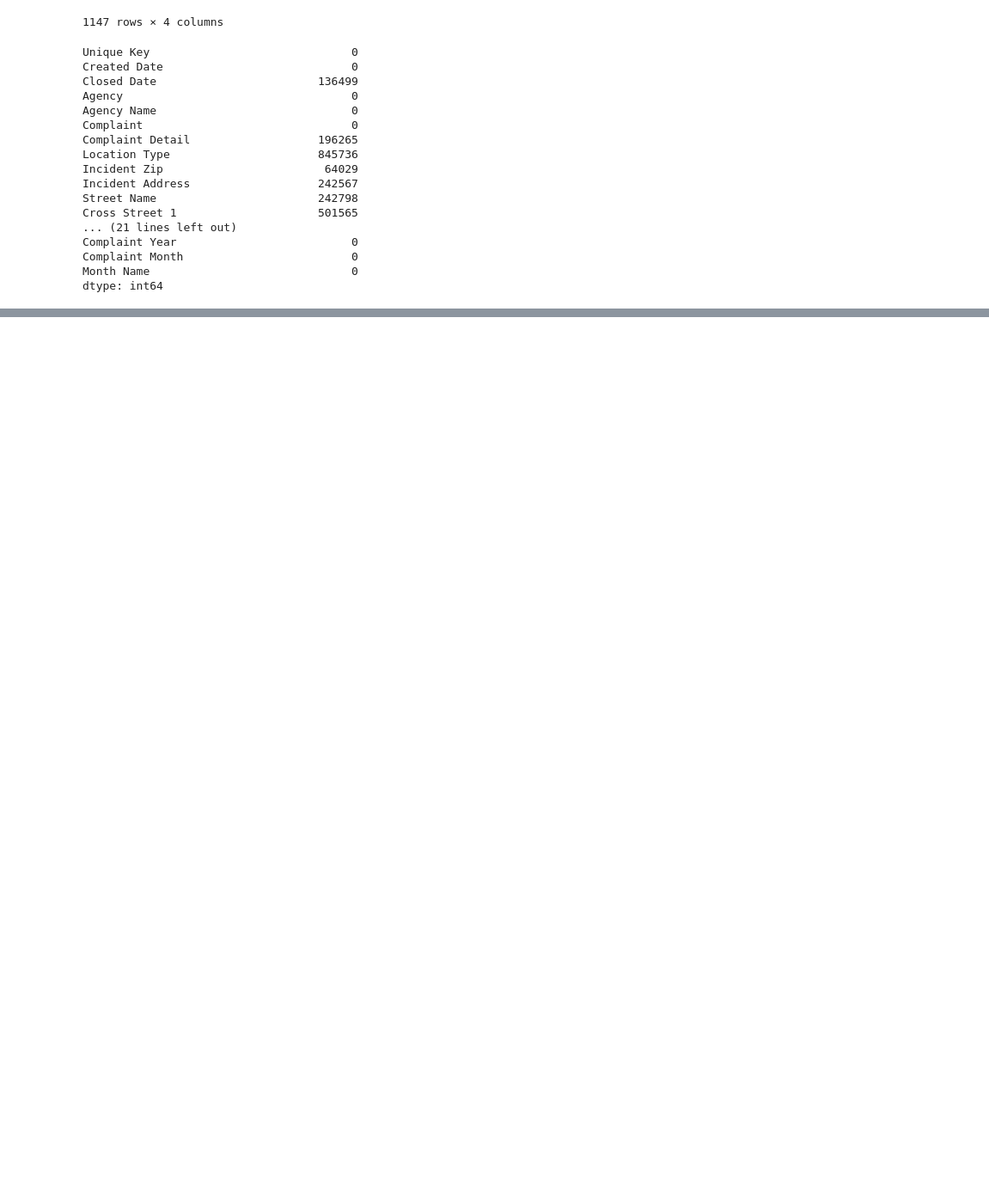
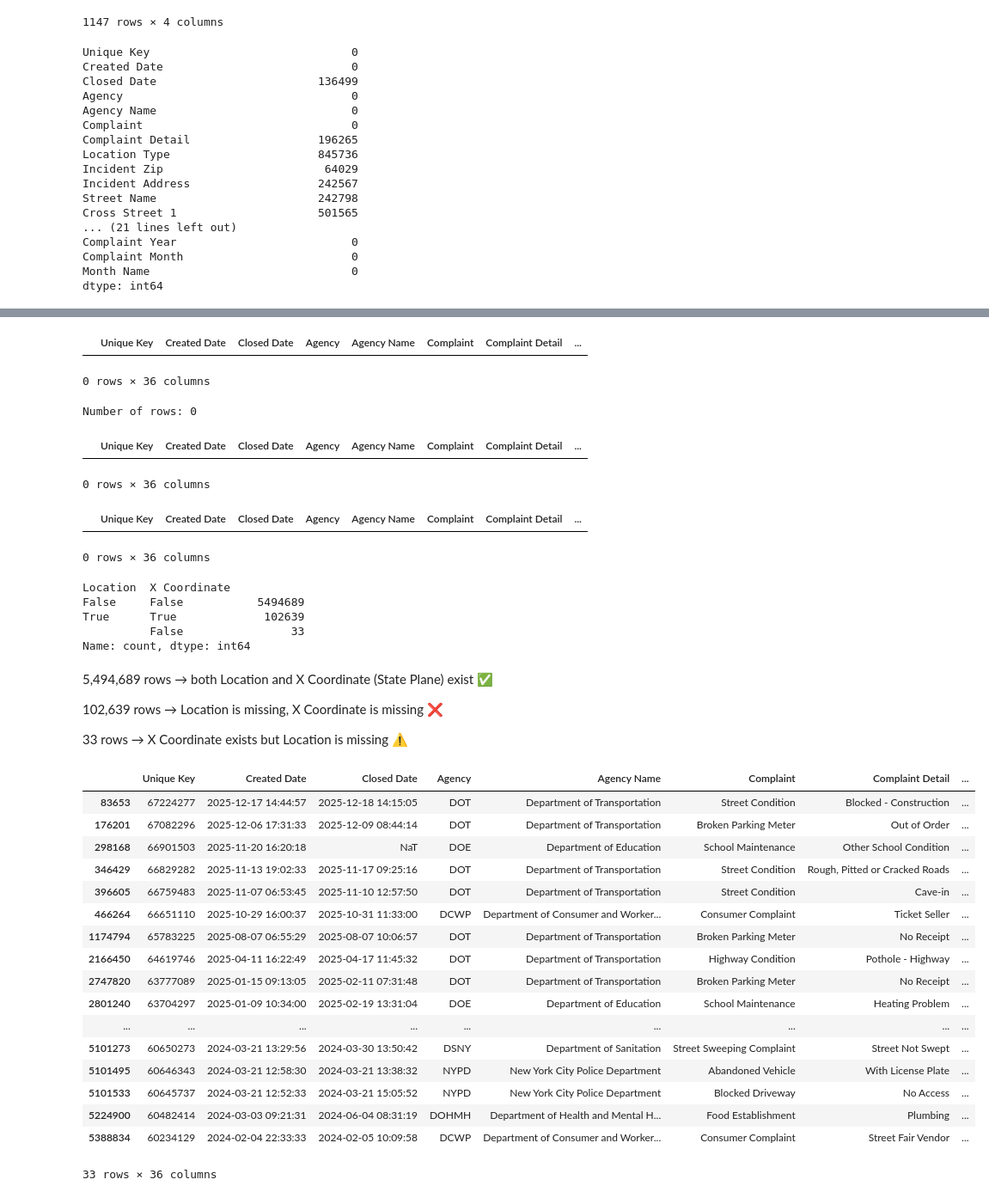
Before and after one commit to QMSS-G5063-2026/Group_Project_311_Service_Requests, a Jupyter notebook: 311_Analysis_Data_Vis.ipynb, the cells around one changed output, grey strips where cells are left out. Shown at 86% size. Cells and saved outputs as stored; diff of their text form; code cells hidden in the pictures; blank space fills up the shorter version.

```diff
--- a/311_Analysis_Data_Vis.ipynb
+++ b/311_Analysis_Data_Vis.ipynb
@@ -186,0 +156,61 @@ rows_with_location_missing_x
+# %%
+df[(df["Location"].notna()) & (df["X Coordinate"].isna())]
+# %% [output]
+|  | Unique Key | Created Date | Closed Date | Agency | Agency Name | Complaint | Complaint Detail | ... |
+0 rows × 36 columns
+# %%
+rows_with_location_missing_x = df[
+    df["Location"].notna() & df["X Coordinate"].isna()
+]
+
+print("Number of rows:", len(rows_with_location_missing_x))  # should print 33
+rows_with_location_missing_x.head()
+# %% [output]
+Number of rows: 0
+|  | Unique Key | Created Date | Closed Date | Agency | Agency Name | Complaint | Complaint Detail | ... |
+0 rows × 36 columns
+# %%
+df[(df["Location"].notna()) & (df["Y Coordinate"].isna())]
+# %% [output]
+|  | Unique Key | Created Date | Closed Date | Agency | Agency Name | Complaint | Complaint Detail | ... |
+0 rows × 36 columns
+# %%
+df[["Location","X Coordinate"]].isna().value_counts()
+# %% [output]
+Location  X Coordinate
+False     False           5494689
+True      True             102639
+          False                33
+Name: count, dtype: int64
+# %% [markdown]
+5,494,689 rows → both Location and X Coordinate (State Plane) exist ✅
+
+102,639 rows → Location is missing, X Coordinate is missing ❌
+
+33 rows → X Coordinate exists but Location is missing ⚠
+# %%
+rows_with_location_missing_x = df[
+    df["X Coordinate"].notna() & df["Location"].isna()
+]
+
+len(rows_with_location_missing_x)  # should print 33
+rows_with_location_missing_x
+# %% [output]
+|  | Unique Key | Created Date | Closed Date | Agency | Agency Name | Complaint | Complaint Detail | ... |
+| 83653 | 67224277 | 2025-12-17 14:44:57 | 2025-12-18 14:15:05 | DOT | Department of Transportation | Street Condition | Blocked - Construction | ... |
+| 176201 | 67082296 | 2025-12-06 17:31:33 | 2025-12-09 08:44:14 | DOT | Department of Transportation | Broken Parking Meter | Out of Order | ... |
+| 298168 | 66901503 | 2025-11-20 16:20:18 | NaT | DOE | Department of Education | School Maintenance | Other School Condition | ... |
+| 346429 | 66829282 | 2025-11-13 19:02:33 | 2025-11-17 09:25:16 | DOT | Department of Transportation | Street Condition | Rough, Pitted or Cracked Roads | ... |
+| 396605 | 66759483 | 2025-11-07 06:53:45 | 2025-11-10 12:57:50 | DOT | Department of Transportation | Street Condition | Cave-in | ... |
+| 466264 | 66651110 | 2025-10-29 16:00:37 | 2025-10-31 11:33:00 | DCWP | Department of Consumer and Worker... | Consumer Complaint | Ticket Seller | ... |
+| 1174794 | 65783225 | 2025-08-07 06:55:29 | 2025-08-07 10:06:57 | DOT | Department of Transportation | Broken Parking Meter | No Receipt | ... |
+| 2166450 | 64619746 | 2025-04-11 16:22:49 | 2025-04-17 11:45:32 | DOT | Department of Transportation | Highway Condition | Pothole - Highway | ... |
+| 2747820 | 63777089 | 2025-01-15 09:13:05 | 2025-02-11 07:31:48 | DOT | Department of Transportation | Broken Parking Meter | No Receipt | ... |
+| 2801240 | 63704297 | 2025-01-09 10:34:00 | 2025-02-19 13:31:04 | DOE | Department of Education | School Maintenance | Heating Problem | ... |
+| ... | ... | ... | ... | ... | ... | ... | ... | ... |
+| 5101273 | 60650273 | 2024-03-21 13:29:56 | 2024-03-30 13:50:42 | DSNY | Department of Sanitation | Street Sweeping Complaint | Street Not Swept | ... |
+| 5101495 | 60646343 | 2024-03-21 12:58:30 | 2024-03-21 13:38:32 | NYPD | New York City Police Department | Abandoned Vehicle | With License Plate | ... |
+| 5101533 | 60645737 | 2024-03-21 12:52:33 | 2024-03-21 15:05:52 | NYPD | New York City Police Department | Blocked Driveway | No Access | ... |
+| 5224900 | 60482414 | 2024-03-03 09:21:31 | 2024-06-04 08:31:19 | DOHMH | Department of Health and Mental H... | Food Establishment | Plumbing | ... |
+| 5388834 | 60234129 | 2024-02-04 22:33:33 | 2024-02-05 10:09:58 | DCWP | Department of Consumer and Worker... | Consumer Complaint | Street Fair Vendor | ... |
+33 rows × 36 columns
```
Also changed, not shown: parts of 17 cells of this notebook.
